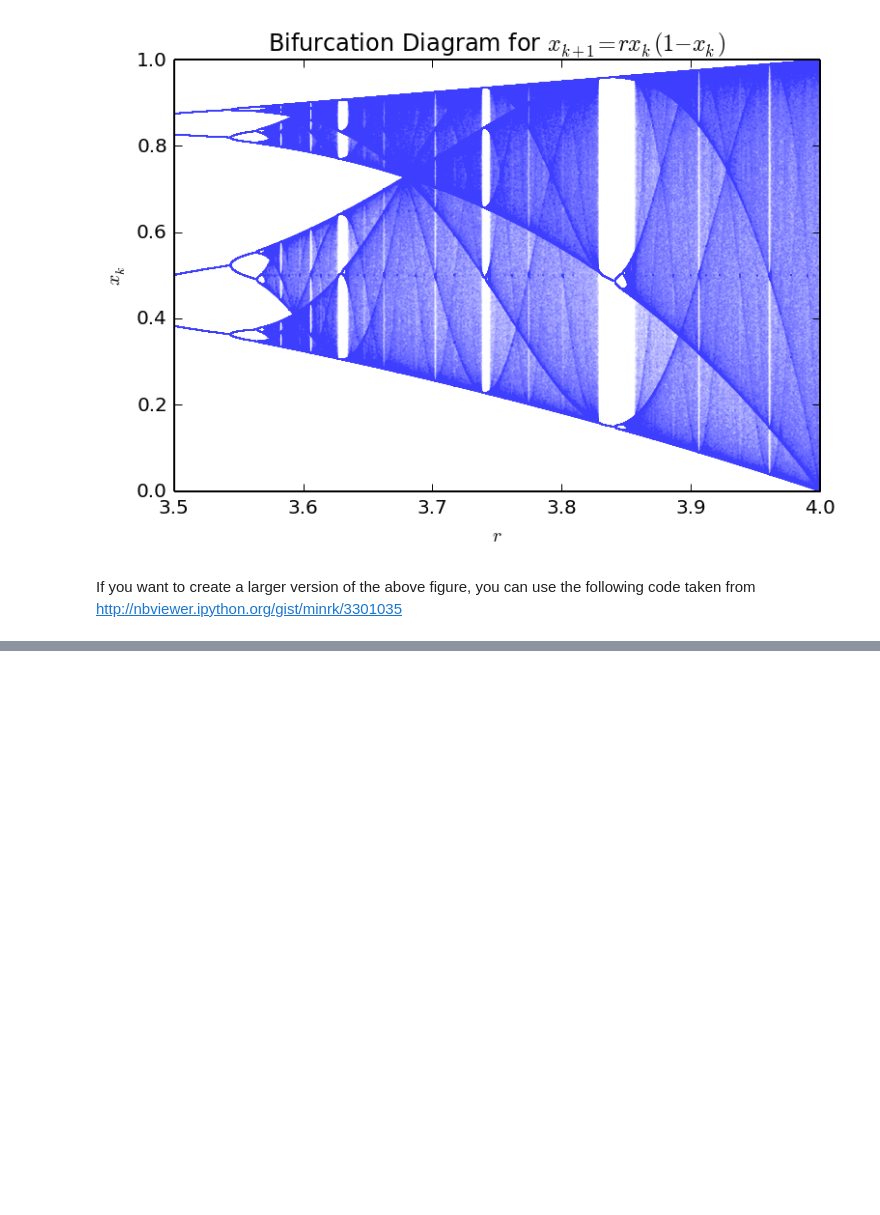
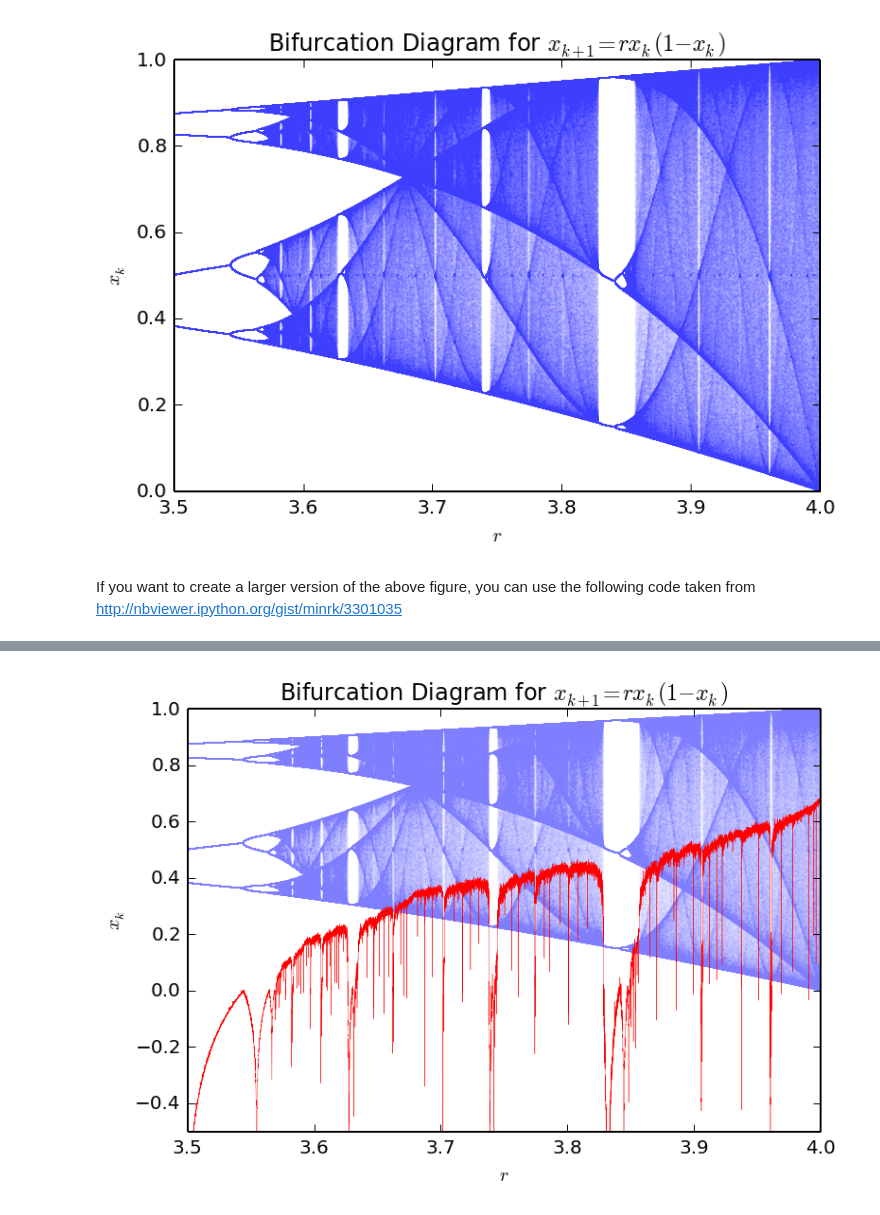
Before and after one commit to oliveras/dyn-sys, a Jupyter notebook: Bifurcation Diagrams in Python.ipynb, the cells around one changed output, grey strips where cells are left out. Drawn from its saved outputs; the diff is of its cells as text; code cells hidden in the pictures; blank space fills up the shorter version.

```diff
--- a/Bifurcation Diagrams in Python.ipynb
+++ b/Bifurcation Diagrams in Python.ipynb
@@ -89,0 +101,11 @@ rcParams['savefig.dpi']
+# %%
+plot(rVals,x[:,-plotIterations:],'b.',markersize=.01);
+plot(rVals,lyapExps,'r',linewidth=.2)
+xlabel('$r$');
+ylabel('$x_k$');
+title('Bifurcation Diagram for $x_{k+1} = r x_k (1-x_k)$')
+xlim(3.5,4)
+ylim(-0.5,1)
+fig = gcf()
+# %% [output]
+[figure, added]
```
Also changed, not shown: parts of 7 cells of this notebook.
